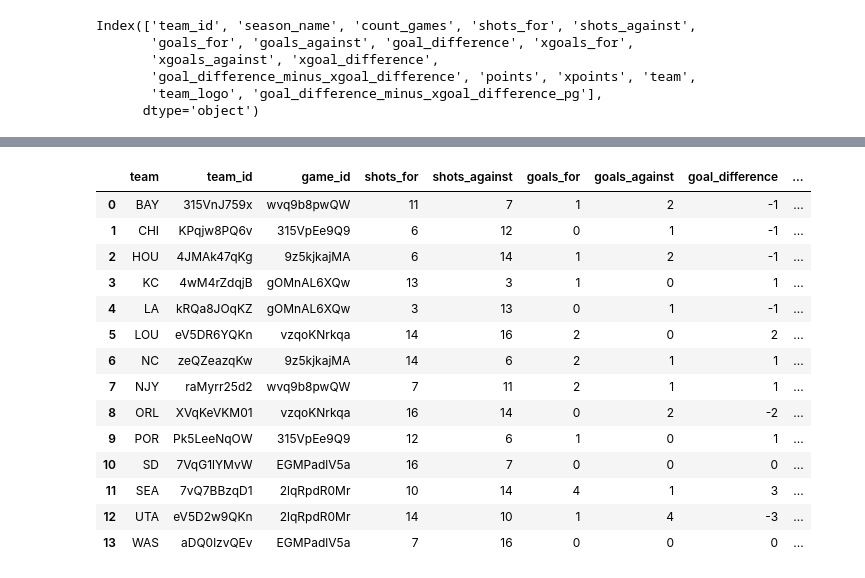
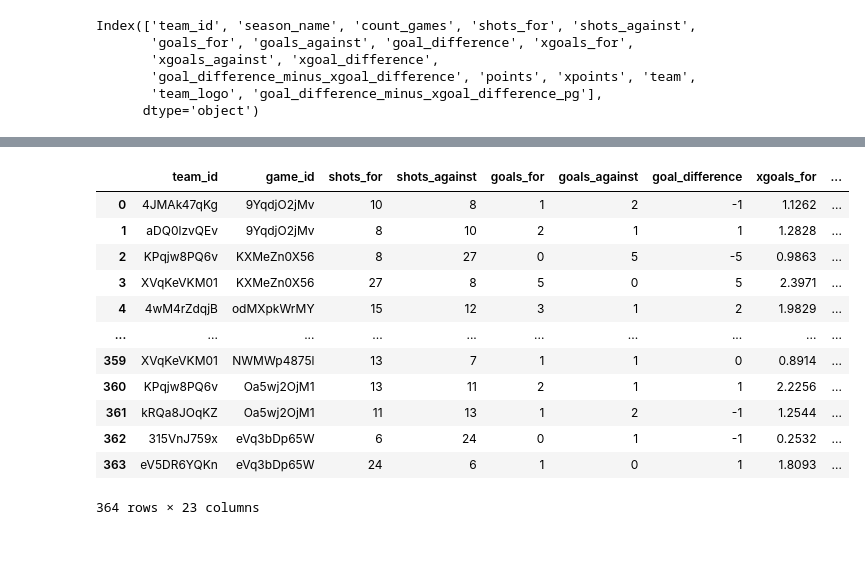
Before and after one commit to artificialsoph/nwsl, a Jupyter notebook: nwsl-historic-xg-exploration.ipynb, the cells around one changed output, grey strips where cells are left out. Saved outputs shown, nothing was run; the diff lists cells and outputs as text; code cells hidden in the pictures; blank space fills up the shorter version.

```diff
--- a/nwsl-historic-xg-exploration.ipynb
+++ b/nwsl-historic-xg-exploration.ipynb
@@ -161,21 +161,3 @@ teams_df["points_total"] = teams_df.groupby("team").points.cumsum()
 teams_df["games_total"] = teams_df.groupby("team").game_id.cumcount() + 1
 
 teams_df["points_per_game"] = teams_df["points_total"] / teams_df["games_total"]
-# %%
-teams_df.groupby("team").last().reset_index()
-# %% [output]
-|  | team | team_id | game_id | shots_for | shots_against | goals_for | goals_against | goal_difference | ... |
-| 0 | BAY | 315VnJ759x | wvq9b8pwQW | 11 | 7 | 1 | 2 | -1 | ... |
-| 1 | CHI | KPqjw8PQ6v | 315VpEe9Q9 | 6 | 12 | 0 | 1 | -1 | ... |
-| 2 | HOU | 4JMAk47qKg | 9z5kjkajMA | 6 | 14 | 1 | 2 | -1 | ... |
-| 3 | KC | 4wM4rZdqjB | gOMnAL6XQw | 13 | 3 | 1 | 0 | 1 | ... |
-| 4 | LA | kRQa8JOqKZ | gOMnAL6XQw | 3 | 13 | 0 | 1 | -1 | ... |
-| 5 | LOU | eV5DR6YQKn | vzqoKNrkqa | 14 | 16 | 2 | 0 | 2 | ... |
-| 6 | NC | zeQZeazqKw | 9z5kjkajMA | 14 | 6 | 2 | 1 | 1 | ... |
-| 7 | NJY | raMyrr25d2 | wvq9b8pwQW | 7 | 11 | 2 | 1 | 1 | ... |
-| 8 | ORL | XVqKeVKM01 | vzqoKNrkqa | 16 | 14 | 0 | 2 | -2 | ... |
-| 9 | POR | Pk5LeeNqOW | 315VpEe9Q9 | 12 | 6 | 1 | 0 | 1 | ... |
-| 10 | SD | 7VqG1lYMvW | EGMPadlV5a | 16 | 7 | 0 | 0 | 0 | ... |
-| 11 | SEA | 7vQ7BBzqD1 | 2lqRpdR0Mr | 10 | 14 | 4 | 1 | 3 | ... |
-| 12 | UTA | eV5D2w9QKn | 2lqRpdR0Mr | 14 | 10 | 1 | 4 | -3 | ... |
-| 13 | WAS | aDQ0lzvQEv | EGMPadlV5a | 7 | 16 | 0 | 0 | 0 | ... |
@@ -181,0 +174,24 @@ teams_df.groupby("team").last().reset_index()
+# %%
+last_df = (
+    teams_df.groupby("team")
+    .last()
+    .sort_values("last5_ppg", ascending=False)
+    .reset_index()
+)
+teams_df.team = pd.Categorical(teams_df.team, categories=last_df.team)
+
+teams_df
+# %% [output]
+|  | team_id | game_id | shots_for | shots_against | goals_for | goals_against | goal_difference | xgoals_for | ... |
+| 0 | 4JMAk47qKg | 9YqdjO2jMv | 10 | 8 | 1 | 2 | -1 | 1.1262 | ... |
+| 1 | aDQ0lzvQEv | 9YqdjO2jMv | 8 | 10 | 2 | 1 | 1 | 1.2828 | ... |
+| 2 | KPqjw8PQ6v | KXMeZn0X56 | 8 | 27 | 0 | 5 | -5 | 0.9863 | ... |
+| 3 | XVqKeVKM01 | KXMeZn0X56 | 27 | 8 | 5 | 0 | 5 | 2.3971 | ... |
+| 4 | 4wM4rZdqjB | odMXpkWrMY | 15 | 12 | 3 | 1 | 2 | 1.9829 | ... |
+| ... | ... | ... | ... | ... | ... | ... | ... | ... | ... |
+| 359 | XVqKeVKM01 | NWMWp4875l | 13 | 7 | 1 | 1 | 0 | 0.8914 | ... |
+| 360 | KPqjw8PQ6v | Oa5wj2OjM1 | 13 | 11 | 2 | 1 | 1 | 2.2256 | ... |
+| 361 | kRQa8JOqKZ | Oa5wj2OjM1 | 11 | 13 | 1 | 2 | -1 | 1.2544 | ... |
+| 362 | 315VnJ759x | eVq3bDp65W | 6 | 24 | 0 | 1 | -1 | 0.2532 | ... |
+| 363 | eV5DR6YQKn | eVq3bDp65W | 24 | 6 | 1 | 0 | 1 | 1.8093 | ... |
+364 rows × 23 columns
```
Also changed, not shown: parts of 17 cells of this notebook, 28 other files.
